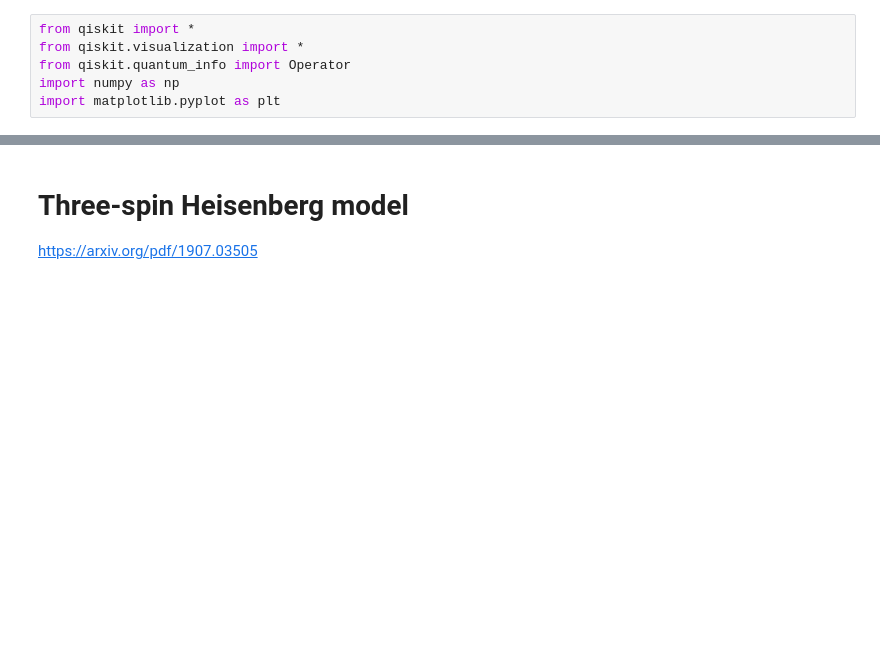
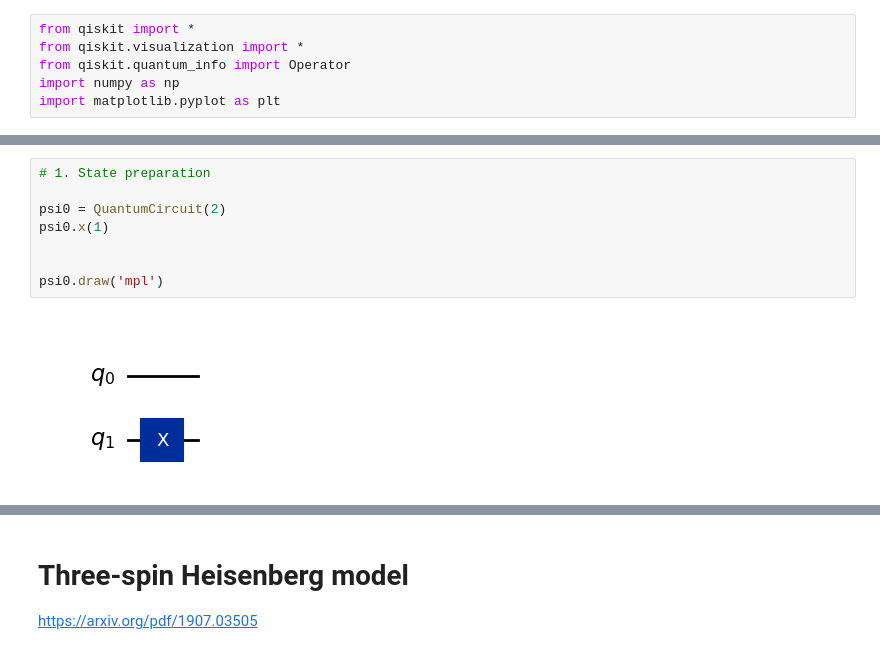
Before and after one commit to bin-wu-phys/QuantumSimulation, a Jupyter notebook: 02.Trotterization.1.x.ipynb, the cells around one changed output, grey strips where cells are left out. Cells and saved outputs as stored; diff of their text form; blank space fills up the shorter version.

```diff
--- a/02.Trotterization.1.x.ipynb
+++ b/02.Trotterization.1.x.ipynb
@@ -11,0 +51,10 @@ import matplotlib.pyplot as plt
+# %%
+# 1. State preparation
+
+psi0 = QuantumCircuit(2)
+psi0.x(1)
+
+
+psi0.draw('mpl')
+# %% [output]
+[figure, added]
```
Also changed, not shown: parts of 4 cells of this notebook.
